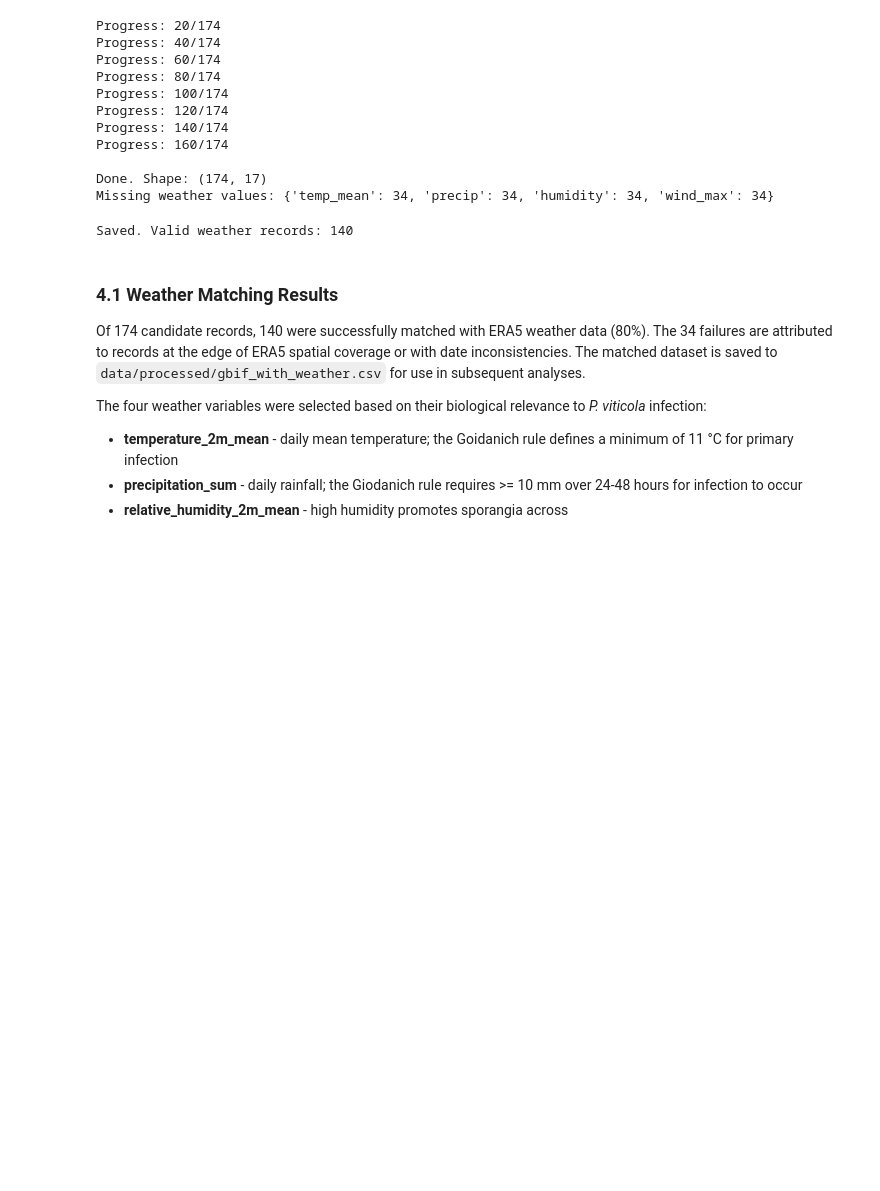
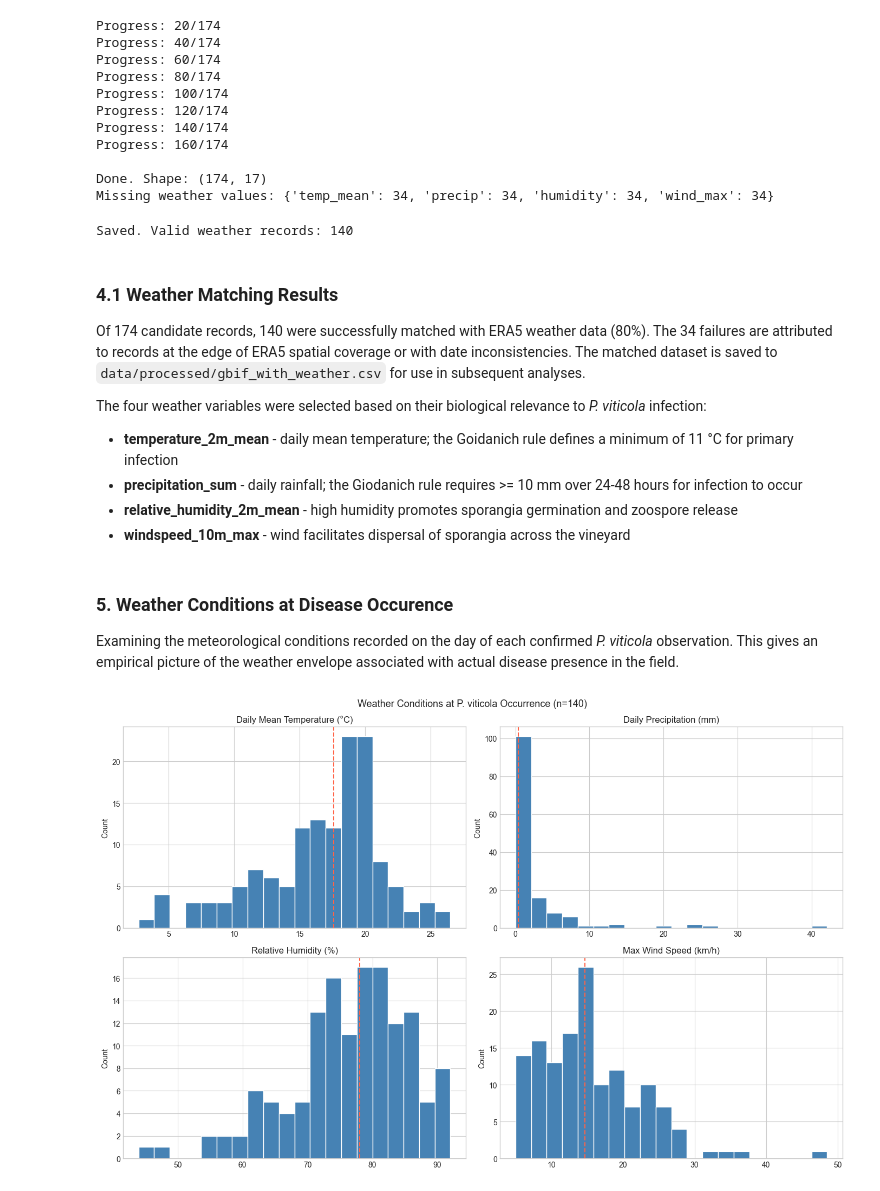
Before and after one commit to PappoIvanov/plasmopara-viticola, a Jupyter notebook: notebooks/grapevine_downy_mildew_analysis.ipynb, the cells around one changed output. Cells and saved outputs as stored; diff of their text form; code cells hidden in the pictures; blank space fills up the shorter version.

```diff
--- a/notebooks/grapevine_downy_mildew_analysis.ipynb
+++ b/notebooks/grapevine_downy_mildew_analysis.ipynb
@@ -517,4 +518,29 @@ Of 174 candidate records, 140 were successfully matched with ERA5 weather data (
 The four weather variables were selected based on their biological relevance to *P. viticola* infection:
 - **temperature_2m_mean** - daily mean temperature; the Goidanich rule defines a minimum of 11 °C for primary infection
 - **precipitation_sum** - daily rainfall; the Giodanich rule requires >= 10 mm over 24-48 hours for infection to occur
-- **relative_humidity_2m_mean** - high humidity promotes sporangia across
+- **relative_humidity_2m_mean** - high humidity promotes sporangia germination and zoospore release
+- **windspeed_10m_max** - wind facilitates dispersal of sporangia across the vineyard
+# %% [markdown]
+### 5. Weather Conditions at Disease Occurence
+
+Examining the meteorological conditions recorded on the day of each confirmed *P. viticola* observation. This gives an empirical picture of the weather envelope associated with actual disease presence in the field.
+# %%
+gbif_valid = gbif_weather.dropna(subset=['temp_mean', 'precip', 'humidity', 'wind_max'])
+
+fig, axes = plt.subplots(2, 2, figsize=(14, 9))
+
+vars = ['temp_mean', 'precip', 'humidity', 'wind_max']
+titles = ['Daily Mean Temperature (°C)', 'Daily Precipitation (mm)', 'Relative Humidity (%)', 'Max Wind Speed (km/h)']
+
+for ax, var, title in zip(axes.flatten(), vars, titles):
+    ax.hist(gbif_valid[var], bins=20, color='steelblue', edgecolor='white')
+    ax.axvline(gbif_valid[var].median(), color='tomato', linestyle='--', linewidth=1.5, label=f'Median: {gbif_valid[var].median():.1f}')
+    ax.set_title(title)
+    ax.set_ylabel("Count")
+    ax.legend
+
+plt.suptitle("Weather Conditions at P. viticola Occurrence (n=140)", fontsize=13)
+plt.tight_layout()
+plt.show()
+# %% [output]
+[figure, added]
```
Also changed, not shown: parts of 14 cells of this notebook.
